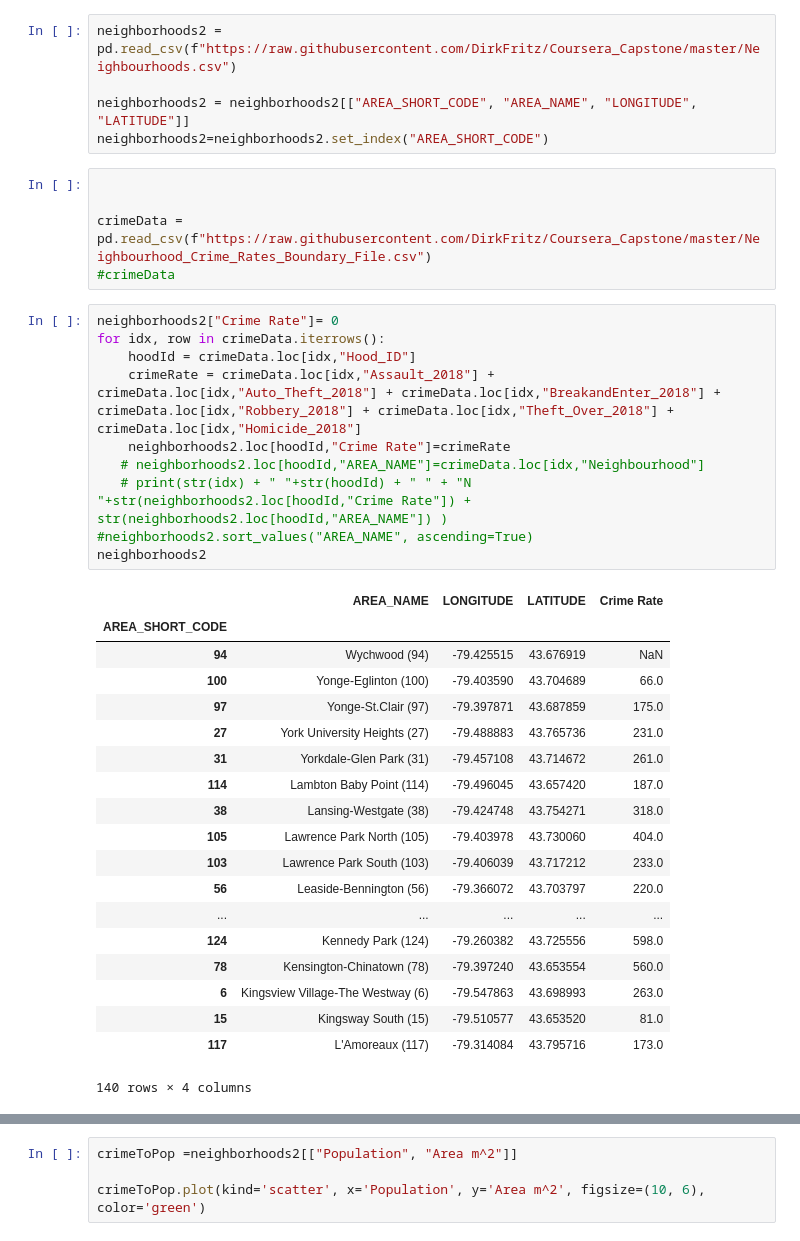
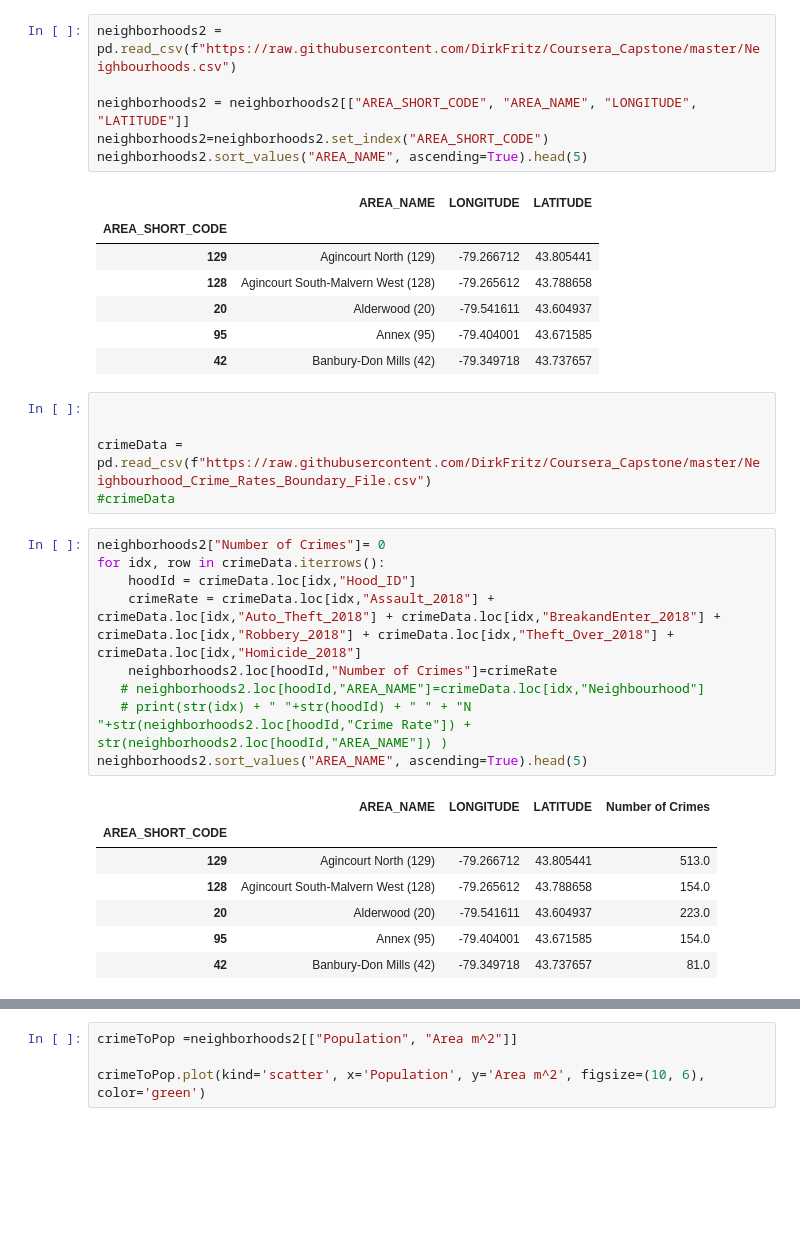
Before and after one commit to DirkFritz/Coursera_Capstone, a Jupyter notebook: FinalProject.ipynb, the cells around one changed output, grey strips where cells are left out. Cells and saved outputs as stored; diff of their text form; blank space fills up the shorter version.

```diff
--- a/FinalProject.ipynb
+++ b/FinalProject.ipynb
@@ -53,41 +53,37 @@ neighborhoods2 = pd.read_csv(f"https://raw.githubusercontent.com/DirkFritz/Cours
 
 neighborhoods2 = neighborhoods2[["AREA_SHORT_CODE", "AREA_NAME", "LONGITUDE", "LATITUDE"]]
 neighborhoods2=neighborhoods2.set_index("AREA_SHORT_CODE")
+neighborhoods2.sort_values("AREA_NAME", ascending=True).head(5)
+# %% [output]
+|  | AREA_NAME | LONGITUDE | LATITUDE |
+| AREA_SHORT_CODE |  |  |  |
+| 129 | Agincourt North (129) | -79.266712 | 43.805441 |
+| 128 | Agincourt South-Malvern West (128) | -79.265612 | 43.788658 |
+| 20 | Alderwood (20) | -79.541611 | 43.604937 |
+| 95 | Annex (95) | -79.404001 | 43.671585 |
+| 42 | Banbury-Don Mills (42) | -79.349718 | 43.737657 |
 # %%
 
 
 crimeData = pd.read_csv(f"https://raw.githubusercontent.com/DirkFritz/Coursera_Capstone/master/Neighbourhood_Crime_Rates_Boundary_File.csv")
 #crimeData
 # %%
-neighborhoods2["Crime Rate"]= 0
+neighborhoods2["Number of Crimes"]= 0
 for idx, row in crimeData.iterrows():
     hoodId = crimeData.loc[idx,"Hood_ID"]
     crimeRate = crimeData.loc[idx,"Assault_2018"] + crimeData.loc[idx,"Auto_Theft_2018"] + crimeData.loc[idx,"BreakandEnter_2018"] + crimeData.loc[idx,"Robbery_2018"] + crimeData.loc[idx,"Theft_Over_2018"] + crimeData.loc[idx,"Homicide_2018"]
-    neighborhoods2.loc[hoodId,"Crime Rate"]=crimeRate
+    neighborhoods2.loc[hoodId,"Number of Crimes"]=crimeRate
    # neighborhoods2.loc[hoodId,"AREA_NAME"]=crimeData.loc[idx,"Neighbourhood"]
    # print(str(idx) + " "+str(hoodId) + " " + "N "+str(neighborhoods2.loc[hoodId,"Crime Rate"]) + str(neighborhoods2.loc[hoodId,"AREA_NAME"]) )
-#neighborhoods2.sort_values("AREA_NAME", ascending=True)
-neighborhoods2
+neighborhoods2.sort_values("AREA_NAME", ascending=True).head(5)
 # %% [output]
-|  | AREA_NAME | LONGITUDE | LATITUDE | Crime Rate |
+|  | AREA_NAME | LONGITUDE | LATITUDE | Number of Crimes |
 | AREA_SHORT_CODE |  |  |  |  |
-| 94 | Wychwood (94) | -79.425515 | 43.676919 | NaN |
-| 100 | Yonge-Eglinton (100) | -79.403590 | 43.704689 | 66.0 |
-| 97 | Yonge-St.Clair (97) | -79.397871 | 43.687859 | 175.0 |
-| 27 | York University Heights (27) | -79.488883 | 43.765736 | 231.0 |
-| 31 | Yorkdale-Glen Park (31) | -79.457108 | 43.714672 | 261.0 |
-| 114 | Lambton Baby Point (114) | -79.496045 | 43.657420 | 187.0 |
-| 38 | Lansing-Westgate (38) | -79.424748 | 43.754271 | 318.0 |
-| 105 | Lawrence Park North (105) | -79.403978 | 43.730060 | 404.0 |
-| 103 | Lawrence Park South (103) | -79.406039 | 43.717212 | 233.0 |
-| 56 | Leaside-Bennington (56) | -79.366072 | 43.703797 | 220.0 |
-| ... | ... | ... | ... | ... |
-| 124 | Kennedy Park (124) | -79.260382 | 43.725556 | 598.0 |
-| 78 | Kensington-Chinatown (78) | -79.397240 | 43.653554 | 560.0 |
-| 6 | Kingsview Village-The Westway (6) | -79.547863 | 43.698993 | 263.0 |
-| 15 | Kingsway South (15) | -79.510577 | 43.653520 | 81.0 |
-| 117 | L'Amoreaux (117) | -79.314084 | 43.795716 | 173.0 |
+| 129 | Agincourt North (129) | -79.266712 | 43.805441 | 513.0 |
+| 128 | Agincourt South-Malvern West (128) | -79.265612 | 43.788658 | 154.0 |
+| 20 | Alderwood (20) | -79.541611 | 43.604937 | 223.0 |
+| 95 | Annex (95) | -79.404001 | 43.671585 | 154.0 |
+| 42 | Banbury-Don Mills (42) | -79.349718 | 43.737657 | 81.0 |
-140 rows × 4 columns
 # %%
 import urllib.request
 from functools import partial
```
Also changed, not shown: parts of 24 cells of this notebook.
